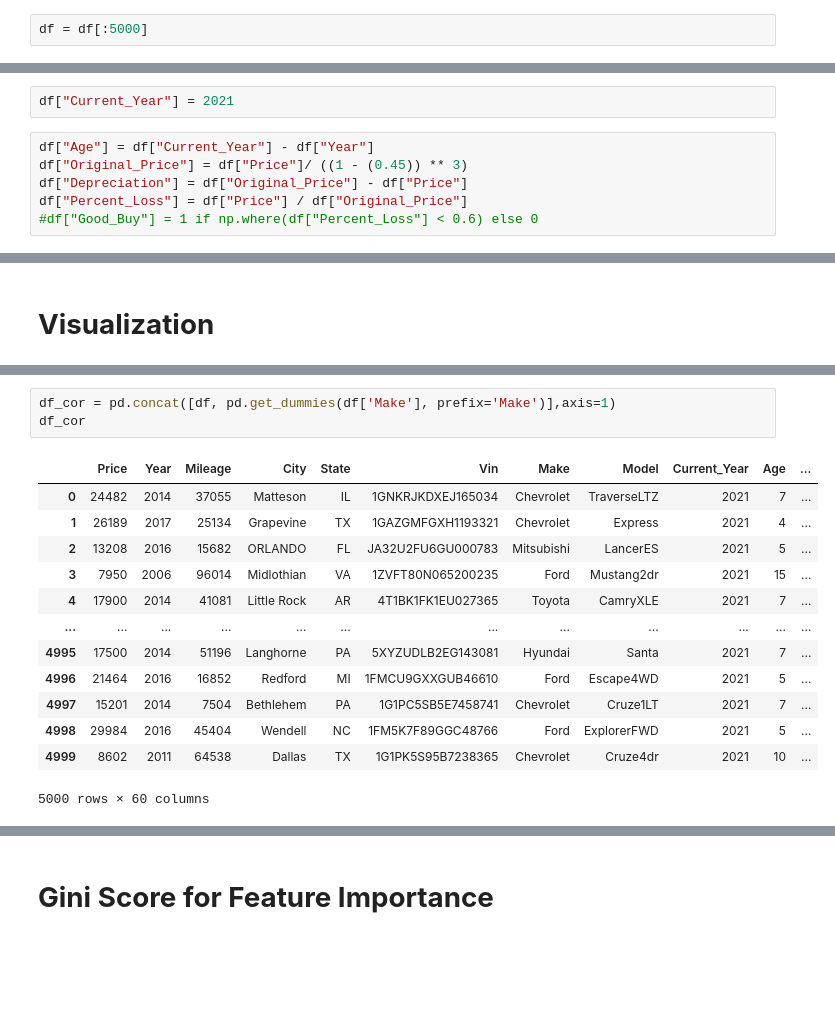
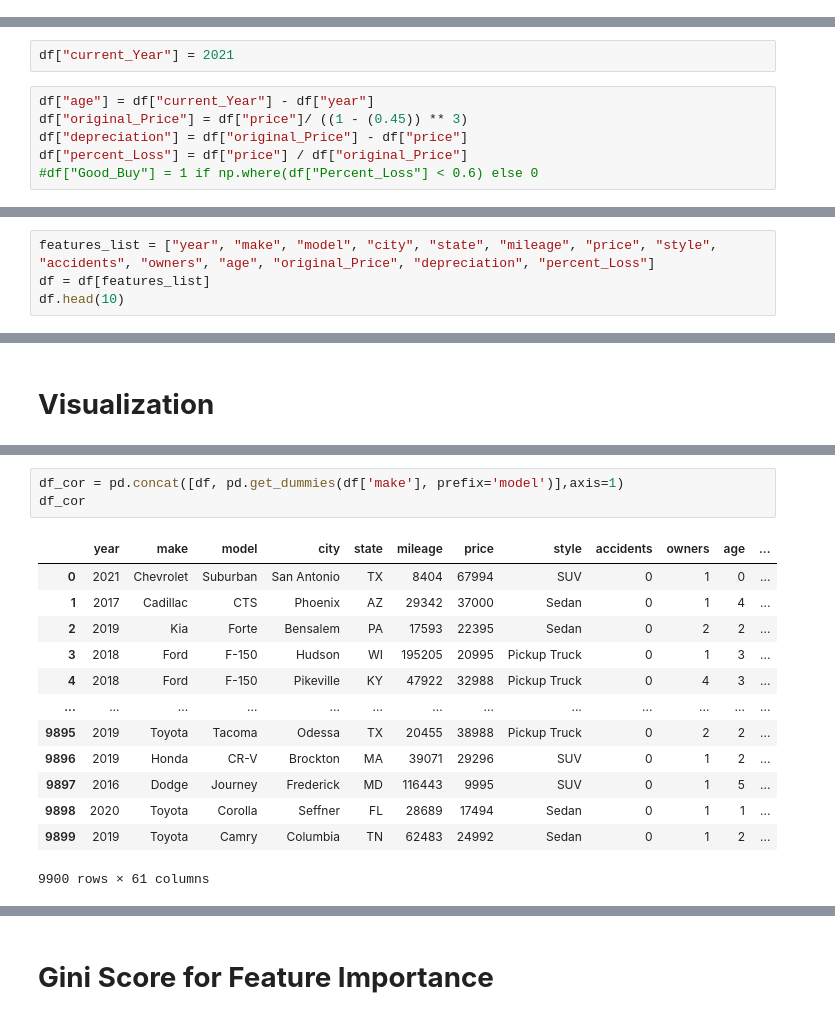
Before and after one commit to cmpe255-orion/car-price-prediction, a Jupyter notebook: Final_Project.ipynb, the cells around one changed output, grey strips where cells are left out. Saved outputs shown, nothing was run; the diff lists cells and outputs as text; blank space fills up the shorter version.

```diff
--- a/Final_Project.ipynb
+++ b/Final_Project.ipynb
@@ -62,5 +69,3 @@ df.head(10)
-# %%
-df = df[:5000]
 # %%
 df.info()
 # %% [output]
@@ -98,12 +113,12 @@ dtype: int64
 # %% [markdown]
 # **Data Preprocessing**
 # %%
-df["Current_Year"] = 2021
+df["current_Year"] = 2021
 # %%
-df["Age"] = df["Current_Year"] - df["Year"]
-df["Original_Price"] = df["Price"]/ ((1 - (0.45)) ** 3)
-df["Depreciation"] = df["Original_Price"] - df["Price"]
-df["Percent_Loss"] = df["Price"] / df["Original_Price"]
+df["age"] = df["current_Year"] - df["year"]
+df["original_Price"] = df["price"]/ ((1 - (0.45)) ** 3)
+df["depreciation"] = df["original_Price"] - df["price"]
+df["percent_Loss"] = df["price"] / df["original_Price"]
 #df["Good_Buy"] = 1 if np.where(df["Percent_Loss"] < 0.6) else 0
 # %%
 df.head(10)
@@ -121,0 +137,4 @@ df.head(10)
+# %%
+features_list = ["year", "make", "model", "city", "state", "mileage", "price", "style", "accidents", "owners", "age", "original_Price", "depreciation", "percent_Loss"]
+df = df[features_list]
+df.head(10)
@@ -130,18 +161,18 @@ sns.set(rc = {'figure.figsize':(15,10)})
 # %%
-df_cor = pd.concat([df, pd.get_dummies(df['Make'], prefix='Make')],axis=1)
+df_cor = pd.concat([df, pd.get_dummies(df['make'], prefix='model')],axis=1)
 df_cor
 # %% [output]
-|  | Price | Year | Mileage | City | State | Vin | Make | Model | Current_Year | Age | ... |
-| 0 | 24482 | 2014 | 37055 | Matteson | IL | 1GNKRJKDXEJ165034 | Chevrolet | TraverseLTZ | 2021 | 7 | ... |
-| 1 | 26189 | 2017 | 25134 | Grapevine | TX | 1GAZGMFGXH1193321 | Chevrolet | Express | 2021 | 4 | ... |
-| 2 | 13208 | 2016 | 15682 | ORLANDO | FL | JA32U2FU6GU000783 | Mitsubishi | LancerES | 2021 | 5 | ... |
-| 3 | 7950 | 2006 | 96014 | Midlothian | VA | 1ZVFT80N065200235 | Ford | Mustang2dr | 2021 | 15 | ... |
-| 4 | 17900 | 2014 | 41081 | Little Rock | AR | 4T1BK1FK1EU027365 | Toyota | CamryXLE | 2021 | 7 | ... |
-| ... | ... | ... | ... | ... | ... | ... | ... | ... | ... | ... | ... |
-| 4995 | 17500 | 2014 | 51196 | Langhorne | PA | 5XYZUDLB2EG143081 | Hyundai | Santa | 2021 | 7 | ... |
-| 4996 | 21464 | 2016 | 16852 | Redford | MI | 1FMCU9GXXGUB46610 | Ford | Escape4WD | 2021 | 5 | ... |
-| 4997 | 15201 | 2014 | 7504 | Bethlehem | PA | 1G1PC5SB5E7458741 | Chevrolet | Cruze1LT | 2021 | 7 | ... |
-| 4998 | 29984 | 2016 | 45404 | Wendell | NC | 1FM5K7F89GGC48766 | Ford | ExplorerFWD | 2021 | 5 | ... |
-| 4999 | 8602 | 2011 | 64538 | Dallas | TX | 1G1PK5S95B7238365 | Chevrolet | Cruze4dr | 2021 | 10 | ... |
+|  | year | make | model | city | state | mileage | price | style | accidents | owners | age | ... |
+| 0 | 2021 | Chevrolet | Suburban | San Antonio | TX | 8404 | 67994 | SUV | 0 | 1 | 0 | ... |
+| 1 | 2017 | Cadillac | CTS | Phoenix | AZ | 29342 | 37000 | Sedan | 0 | 1 | 4 | ... |
+| 2 | 2019 | Kia | Forte | Bensalem | PA | 17593 | 22395 | Sedan | 0 | 2 | 2 | ... |
+| 3 | 2018 | Ford | F-150 | Hudson | WI | 195205 | 20995 | Pickup Truck | 0 | 1 | 3 | ... |
+| 4 | 2018 | Ford | F-150 | Pikeville | KY | 47922 | 32988 | Pickup Truck | 0 | 4 | 3 | ... |
+| ... | ... | ... | ... | ... | ... | ... | ... | ... | ... | ... | ... | ... |
+| 9895 | 2019 | Toyota | Tacoma | Odessa | TX | 20455 | 38988 | Pickup Truck | 0 | 2 | 2 | ... |
+| 9896 | 2019 | Honda | CR-V | Brockton | MA | 39071 | 29296 | SUV | 0 | 1 | 2 | ... |
+| 9897 | 2016 | Dodge | Journey | Frederick | MD | 116443 | 9995 | SUV | 0 | 1 | 5 | ... |
+| 9898 | 2020 | Toyota | Corolla | Seffner | FL | 28689 | 17494 | Sedan | 0 | 1 | 1 | ... |
+| 9899 | 2019 | Toyota | Camry | Columbia | TN | 62483 | 24992 | Sedan | 0 | 1 | 2 | ... |
-5000 rows × 60 columns
+9900 rows × 61 columns
 # %%
```
Also changed, not shown: parts of 28 cells of this notebook.
